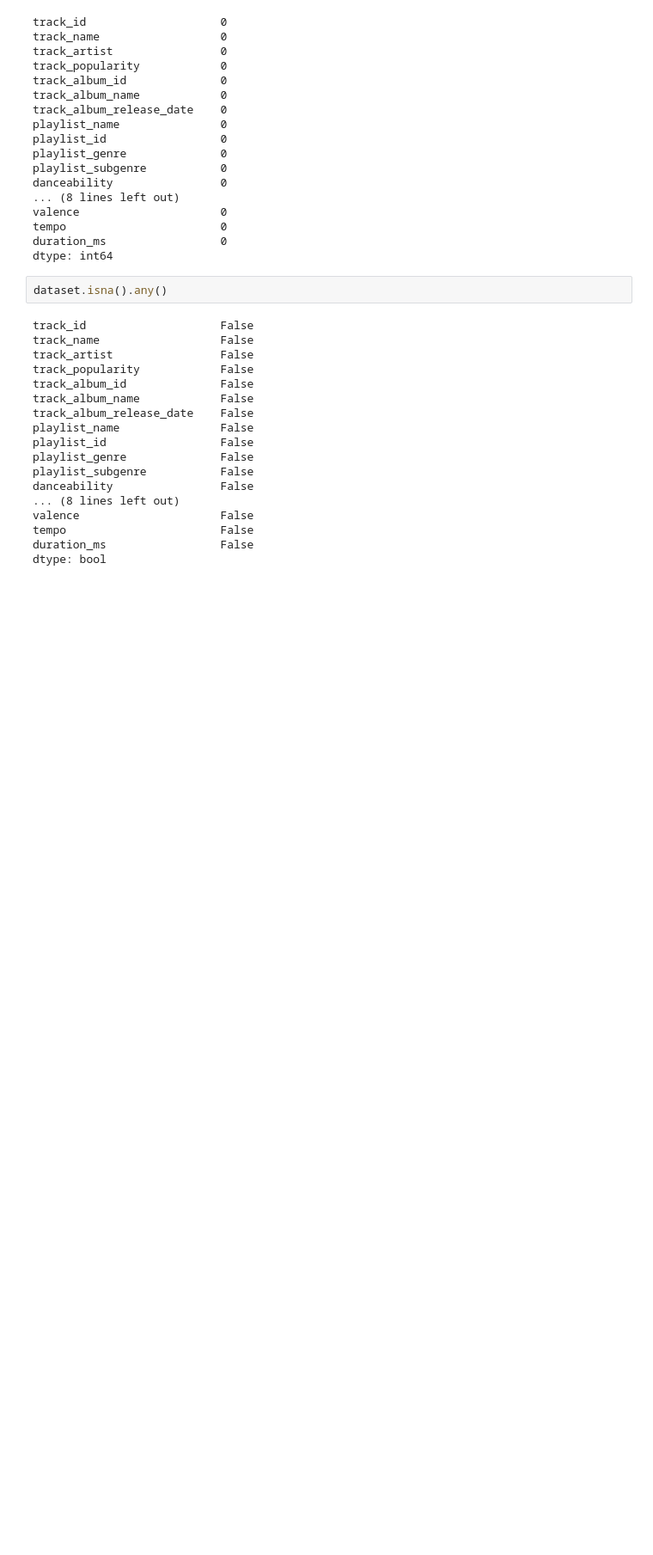
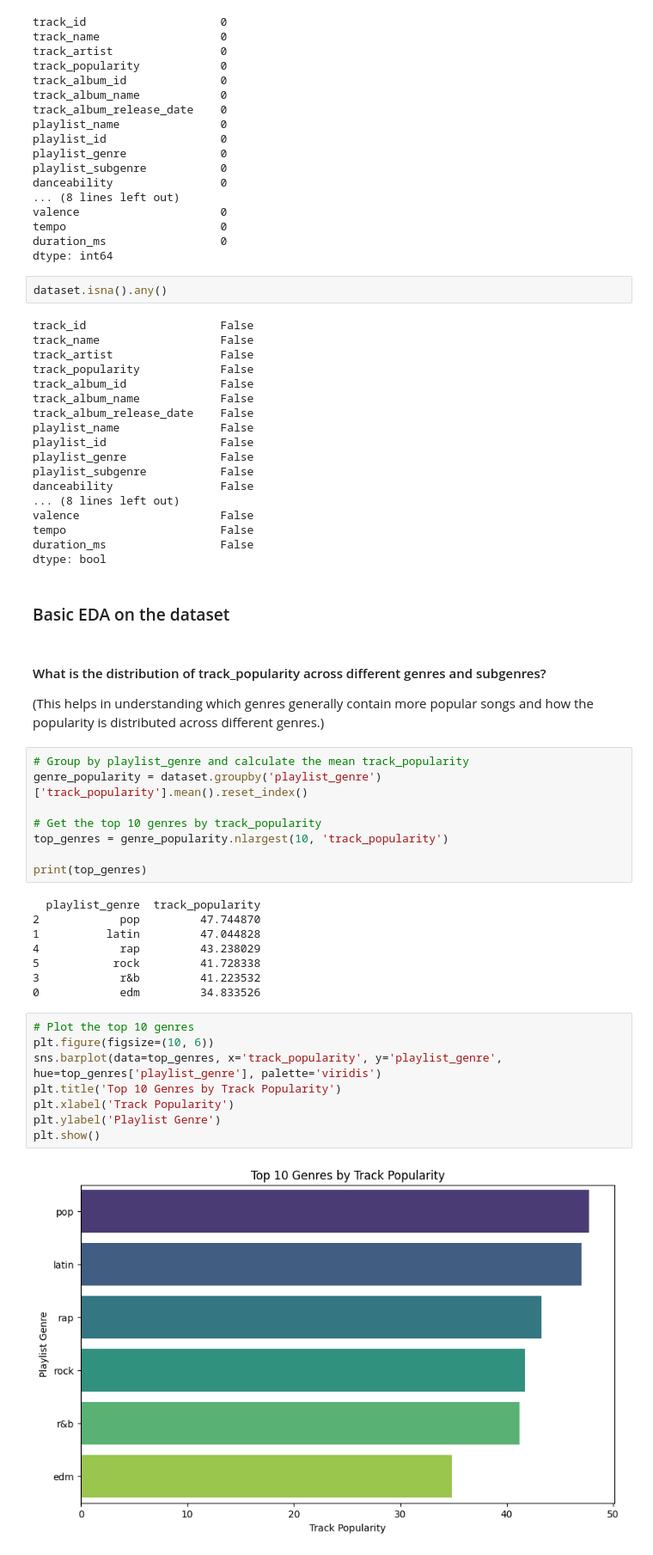
Before and after one commit to Darknight47/Data-Science-Project-02, a Jupyter notebook: music_recommendation02.ipynb, the cells around one changed output. Shown at 86% size. Saved outputs shown, nothing was run; the diff lists cells and outputs as text; blank space fills up the shorter version.

Commit message:
distribution of track_popularity in genres and subgenres

```diff
--- a/music_recommendation02.ipynb
+++ b/music_recommendation02.ipynb
@@ -113,3 +115,34 @@ valence                     False
 tempo                       False
 duration_ms                 False
 dtype: bool
+# %% [markdown]
+### Basic EDA on the dataset
+# %% [markdown]
+#### What is the distribution of track_popularity across different genres and subgenres?
+(This helps in understanding which genres generally contain more popular songs and how the popularity is distributed across different genres.)
+# %%
+# Group by playlist_genre and calculate the mean track_popularity
+genre_popularity = dataset.groupby('playlist_genre')['track_popularity'].mean().reset_index()
+
+# Get the top 10 genres by track_popularity
+top_genres = genre_popularity.nlargest(10, 'track_popularity')
+
+print(top_genres)
+# %% [output]
+  playlist_genre  track_popularity
+2            pop         47.744870
+1          latin         47.044828
+4            rap         43.238029
+5           rock         41.728338
+3            r&b         41.223532
+0            edm         34.833526
+# %%
+# Plot the top 10 genres
+plt.figure(figsize=(10, 6))
+sns.barplot(data=top_genres, x='track_popularity', y='playlist_genre', hue=top_genres['playlist_genre'], palette='viridis')
+plt.title('Top 10 Genres by Track Popularity')
+plt.xlabel('Track Popularity')
+plt.ylabel('Playlist Genre')
+plt.show()
+# %% [output]
+[figure, added]
```
Also changed, not shown: parts of 5 cells of this notebook.
